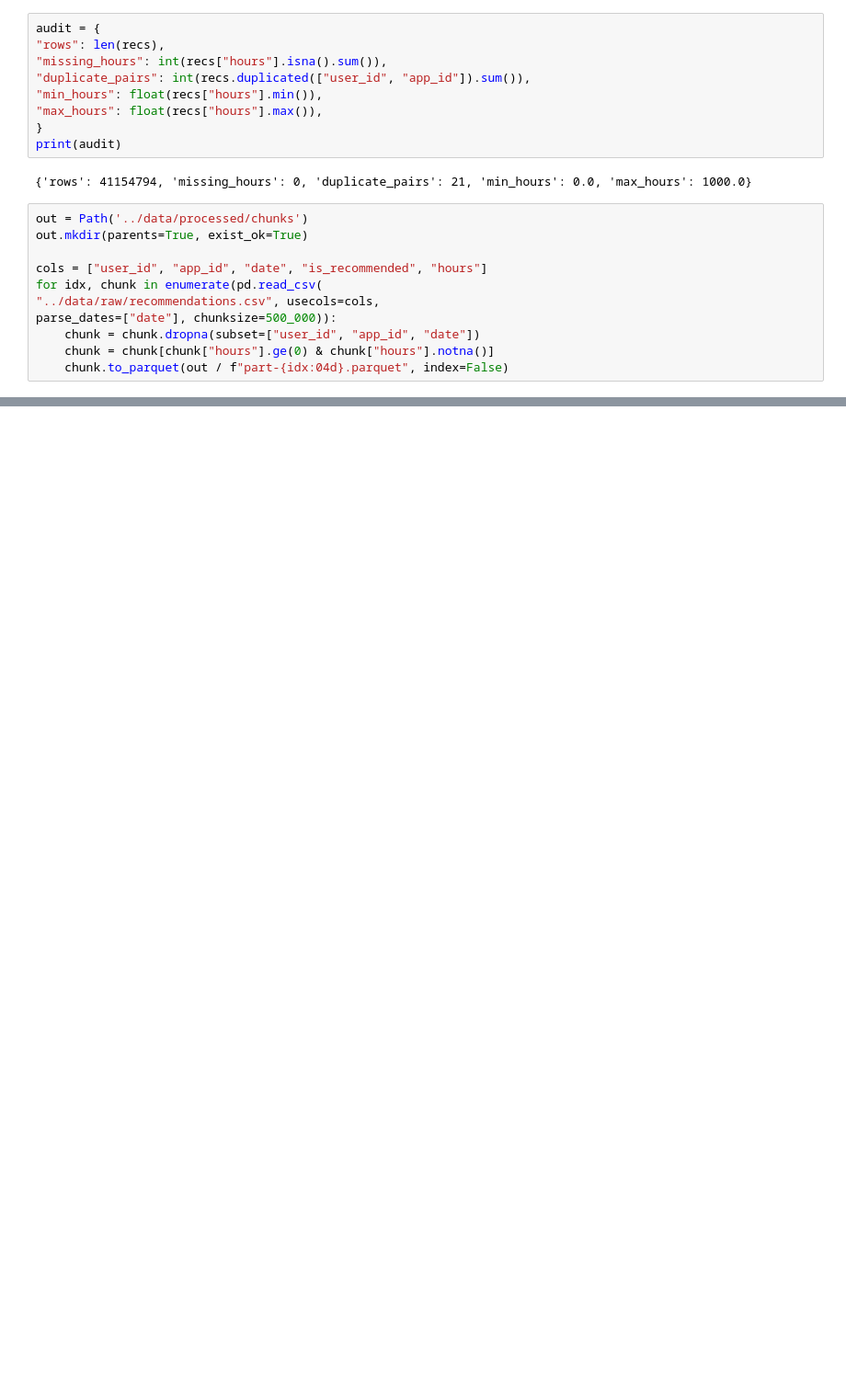
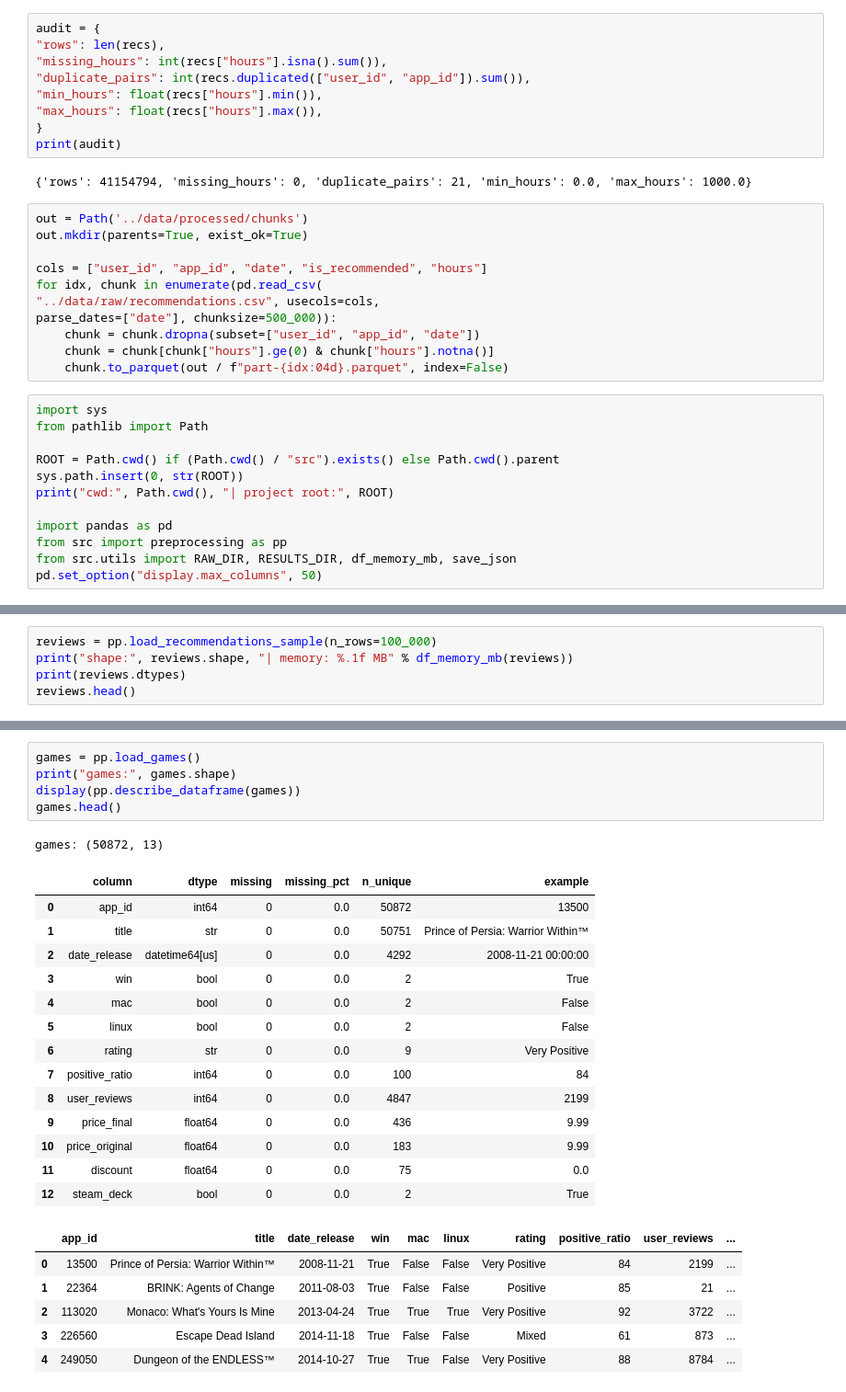
Before and after one commit to BexeitAlua/AI_programming_final_project, a Jupyter notebook: notebooks/experiment.ipynb, the cells around one changed output, grey strips where cells are left out. Shown at 92% size. Drawn from its saved outputs; the diff is of its cells as text; blank space fills up the shorter version.

```diff
--- a/notebooks/experiment.ipynb
+++ b/notebooks/experiment.ipynb
@@ -53,3 +53,15 @@ parse_dates=["date"], chunksize=500_000)):
     chunk = chunk.dropna(subset=["user_id", "app_id", "date"])
     chunk = chunk[chunk["hours"].ge(0) & chunk["hours"].notna()]
     chunk.to_parquet(out / f"part-{idx:04d}.parquet", index=False)
+# %%
+import sys
+from pathlib import Path
+
+ROOT = Path.cwd() if (Path.cwd() / "src").exists() else Path.cwd().parent
+sys.path.insert(0, str(ROOT))
+print("cwd:", Path.cwd(), "| project root:", ROOT)
+
+import pandas as pd
+from src import preprocessing as pp
+from src.utils import RAW_DIR, RESULTS_DIR, df_memory_mb, save_json
+pd.set_option("display.max_columns", 50)
@@ -55,0 +78,5 @@ parse_dates=["date"], chunksize=500_000)):
+# %%
+reviews = pp.load_recommendations_sample(n_rows=100_000)
+print("shape:", reviews.shape, "| memory: %.1f MB" % df_memory_mb(reviews))
+print(reviews.dtypes)
+reviews.head()
@@ -55,0 +112,27 @@ parse_dates=["date"], chunksize=500_000)):
+# %%
+games = pp.load_games()
+print("games:", games.shape)
+display(pp.describe_dataframe(games))
+games.head()
+# %% [output]
+games: (50872, 13)
+|  | column | dtype | missing | missing_pct | n_unique | example |
+| 0 | app_id | int64 | 0 | 0.0 | 50872 | 13500 |
+| 1 | title | str | 0 | 0.0 | 50751 | Prince of Persia: Warrior Within™ |
+| 2 | date_release | datetime64[us] | 0 | 0.0 | 4292 | 2008-11-21 00:00:00 |
+| 3 | win | bool | 0 | 0.0 | 2 | True |
+| 4 | mac | bool | 0 | 0.0 | 2 | False |
+| 5 | linux | bool | 0 | 0.0 | 2 | False |
+| 6 | rating | str | 0 | 0.0 | 9 | Very Positive |
+| 7 | positive_ratio | int64 | 0 | 0.0 | 100 | 84 |
+| 8 | user_reviews | int64 | 0 | 0.0 | 4847 | 2199 |
+| 9 | price_final | float64 | 0 | 0.0 | 436 | 9.99 |
+| 10 | price_original | float64 | 0 | 0.0 | 183 | 9.99 |
+| 11 | discount | float64 | 0 | 0.0 | 75 | 0.0 |
+| 12 | steam_deck | bool | 0 | 0.0 | 2 | True |
+|  | app_id | title | date_release | win | mac | linux | rating | positive_ratio | user_reviews | ... |
+| 0 | 13500 | Prince of Persia: Warrior Within™ | 2008-11-21 | True | False | False | Very Positive | 84 | 2199 | ... |
+| 1 | 22364 | BRINK: Agents of Change | 2011-08-03 | True | False | False | Positive | 85 | 21 | ... |
+| 2 | 113020 | Monaco: What's Yours Is Mine | 2013-04-24 | True | True | True | Very Positive | 92 | 3722 | ... |
+| 3 | 226560 | Escape Dead Island | 2014-11-18 | True | False | False | Mixed | 61 | 873 | ... |
+| 4 | 249050 | Dungeon of the ENDLESS™ | 2014-10-27 | True | True | False | Very Positive | 88 | 8784 | ... |
```
Also changed, not shown: parts of 17 cells of this notebook, 10 other files.
